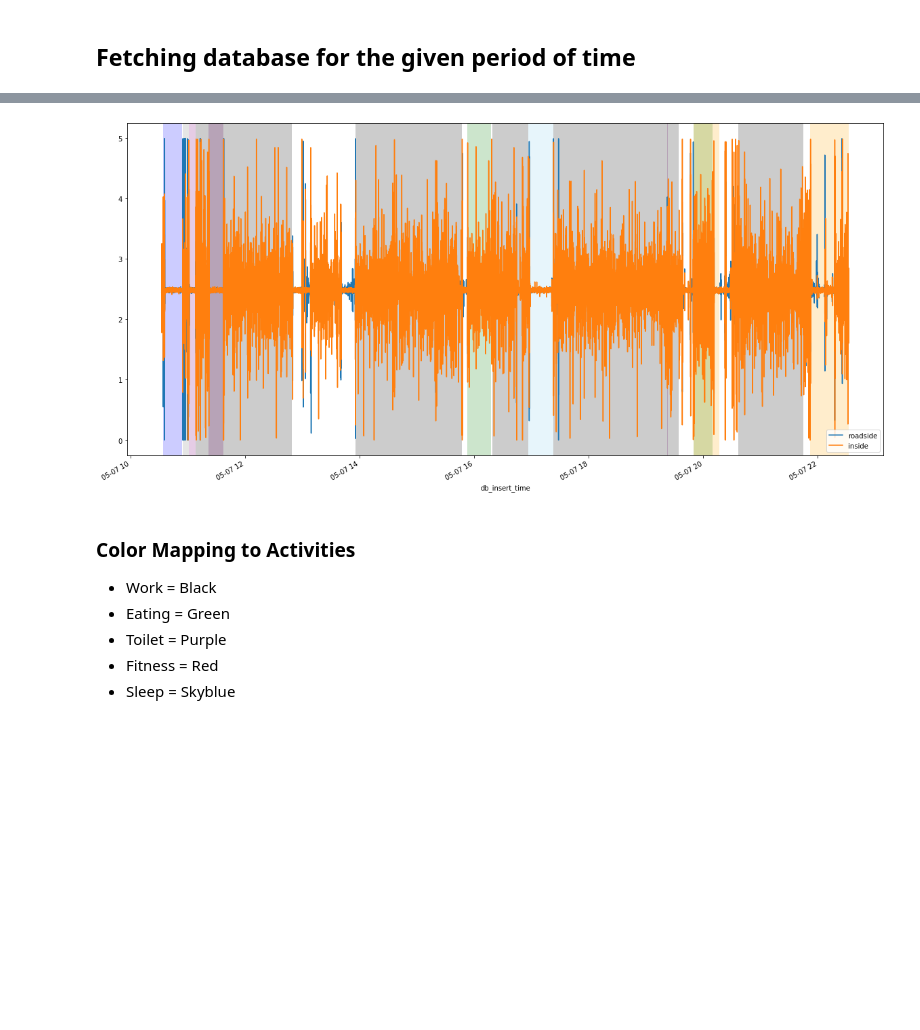
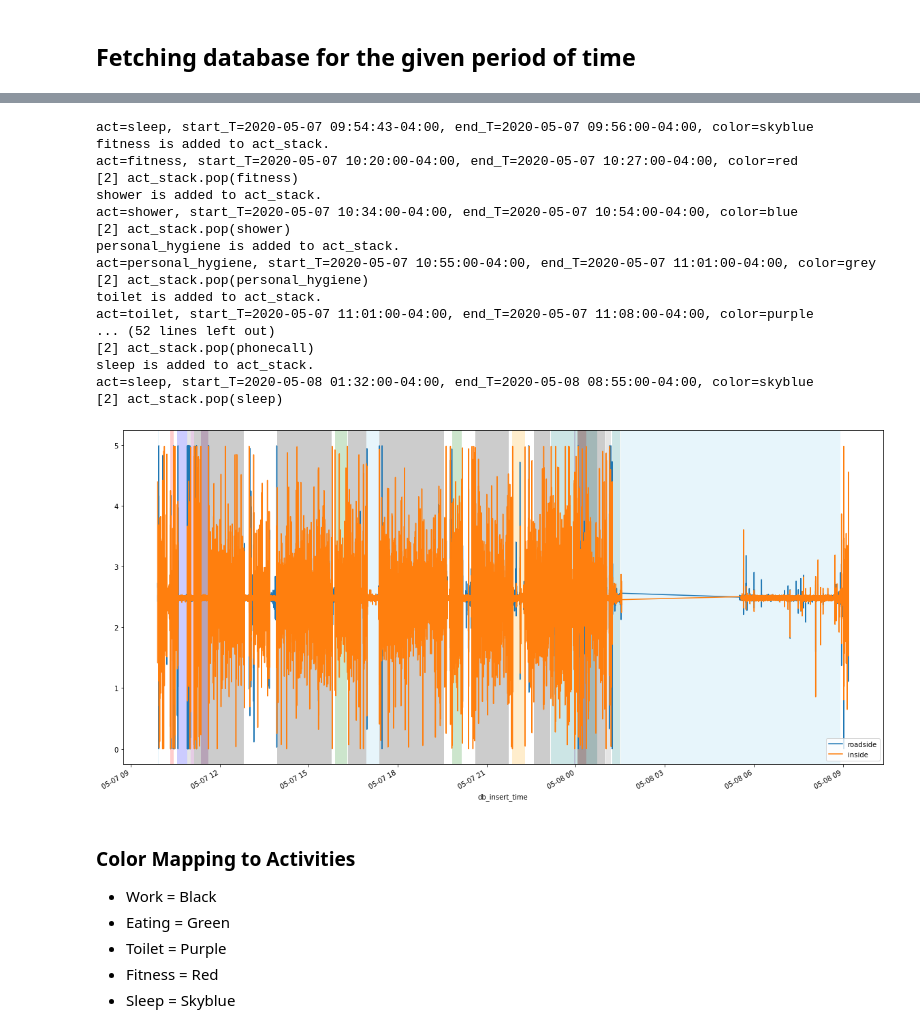
Before and after one commit to HeesukSon/home-sensor-project, a Jupyter notebook: server-notebook/iot-data-visualize.ipynb, the cells around one changed output, grey strips where cells are left out. Drawn from its saved outputs; the diff is of its cells as text; code cells hidden in the pictures; blank space fills up the shorter version.

Commit message:
logging added for visualization debugging

```diff
--- a/server-notebook/iot-data-visualize.ipynb
+++ b/server-notebook/iot-data-visualize.ipynb
@@ -204,8 +204,8 @@ df.sort_values(by=['db_insert_time'])
 # %% [markdown]
 ## Insert an Item to DB Table
 # %%
-t = '2020-05-07 20:17:00'
-act = 'relax'
+t = '2020-05-08 08:55:00'
+act = 'sleep'
 start = 'end'
 #start = 'end'
 #%sql INSERT INTO user_activity (db_insert_time, room, data_gen_time, activity, start_end) VALUES (now(), 'hroom', '2020-05-07 11:01:00', 'personal_hygiene', 'end')
@@ -283,6 +269,8 @@ act_stack = {} # stack implemented as a dict which stores unclosed/unfinished ac
 start_T = ''
 end_T = ''
 
+log = {'err':'', 'debug':''}
+
 # converts numpy.datetime64 to datetime.
 # datetime is compatible with pandas.timestamp with timezone.
 def convT(T_dt64):
@@ -295,40 +283,69 @@ for index, row in act_df.iterrows():
 
     if row['start_end'] == 'start':
         if act in act_stack.keys():
-            print('The given activity is already in the activity stack.') # error message
+            log['err'] += 'The given activity is already in the activity stack.' # error message
         else:
             act_stack[act] = {}
+            log['debug'] += '{} is added to act_stack.\n'.format(act)
+            #print('{} is added to act_stack.'.format(act))
 
             start_T = row['data_gen_time']
 
-            if index == 0: # if this is the last row
+            if index == act_df.size-1: # if this is the last row
                 end_T = convT(sensor_df1.tail(1)['data_gen_time'].values[0])
+                log['debug'] += "act={}, start_T={}, end_T={}, color={}\n".format(act, str(start_T), str(end_T), fc[act])
+
                 ax.axvspan(start_T, end_T, label = act, facecolor=fc[act], alpha=0.2)
                 act_stack.pop(act)
+                log['debug'] += '[1] act_stack.pop({})\n'.format(act)
             else:
                 act_stack[act]['start_T'] = start_T
     else: # row['start_end'] == 'end'
         end_T = row['data_gen_time']
 
         if act in act_stack.keys():
             act_stack[act]['end_T'] = end_T
+            log['debug'] += "act={}, start_T={}, end_T={}, color={}\n".format(act, str(act_stack[act]['start_T']), str(act_stack[act]['end_T']), fc[act])
+
             ax.axvspan(act_stack[act]['start_T'], act_stack[act]['end_T'], label = act, facecolor=fc[act], alpha=0.2)
             act_stack.pop(act)
+            log['debug'] += '[2] act_stack.pop({})\n'.format(act)
         else:
             if start_T == '':
                 start_T = convT(sensor_df1.head(1)['data_gen_time'].values[0])
-
+            log['debug'] += "act={}, start_T={}, end_T={}, color={}\n".format(act, str(start_T), str(end_T), fc[act])
             ax.axvspan(start_T, end_T, label = act, facecolor=fc[act], alpha=0.2)
 
 if len(act_stack.keys()) != 0:
-    print("len(act_stack.keys()) = {}".format(len(act_stack.keys())))
-    print("act_stack = {}".format(str(act_stack)))
+    log['debug'] += "len(act_stack.keys()) = {}\n".format(len(act_stack.keys()))
+    log['debug'] += print("act_stack = {}\n".format(str(act_stack)))
 
-#ax.legend(loc='best')
+    for act in act_stack.keys():
+        end_T = convT(sensor_df1.tail(1)['data_gen_time'].values[0])
+        ax.axvspan(start_T, end_T, label = act, facecolor=fc[act], alpha=0.2)
+
+#print(log['debug'])
 plt.rcParams["figure.figsize"] = (20,10)
 plt.show()
 # %% [output]
+act=sleep, start_T=2020-05-07 09:54:43-04:00, end_T=2020-05-07 09:56:00-04:00, color=skyblue
+fitness is added to act_stack.
+act=fitness, start_T=2020-05-07 10:20:00-04:00, end_T=2020-05-07 10:27:00-04:00, color=red
+[2] act_stack.pop(fitness)
+shower is added to act_stack.
+act=shower, start_T=2020-05-07 10:34:00-04:00, end_T=2020-05-07 10:54:00-04:00, color=blue
+[2] act_stack.pop(shower)
+personal_hygiene is added to act_stack.
+act=personal_hygiene, start_T=2020-05-07 10:55:00-04:00, end_T=2020-05-07 11:01:00-04:00, color=grey
+[2] act_stack.pop(personal_hygiene)
+toilet is added to act_stack.
+act=toilet, start_T=2020-05-07 11:01:00-04:00, end_T=2020-05-07 11:08:00-04:00, color=purple
+... (52 lines left out)
+[2] act_stack.pop(phonecall)
+sleep is added to act_stack.
+act=sleep, start_T=2020-05-08 01:32:00-04:00, end_T=2020-05-08 08:55:00-04:00, color=skyblue
+[2] act_stack.pop(sleep)
-[figure, old version]
+[figure, new version]
 # %% [markdown]
 ### Color Mapping to Activities
 * Work = Black
```
Also changed, not shown: parts of 4 cells of this notebook.
